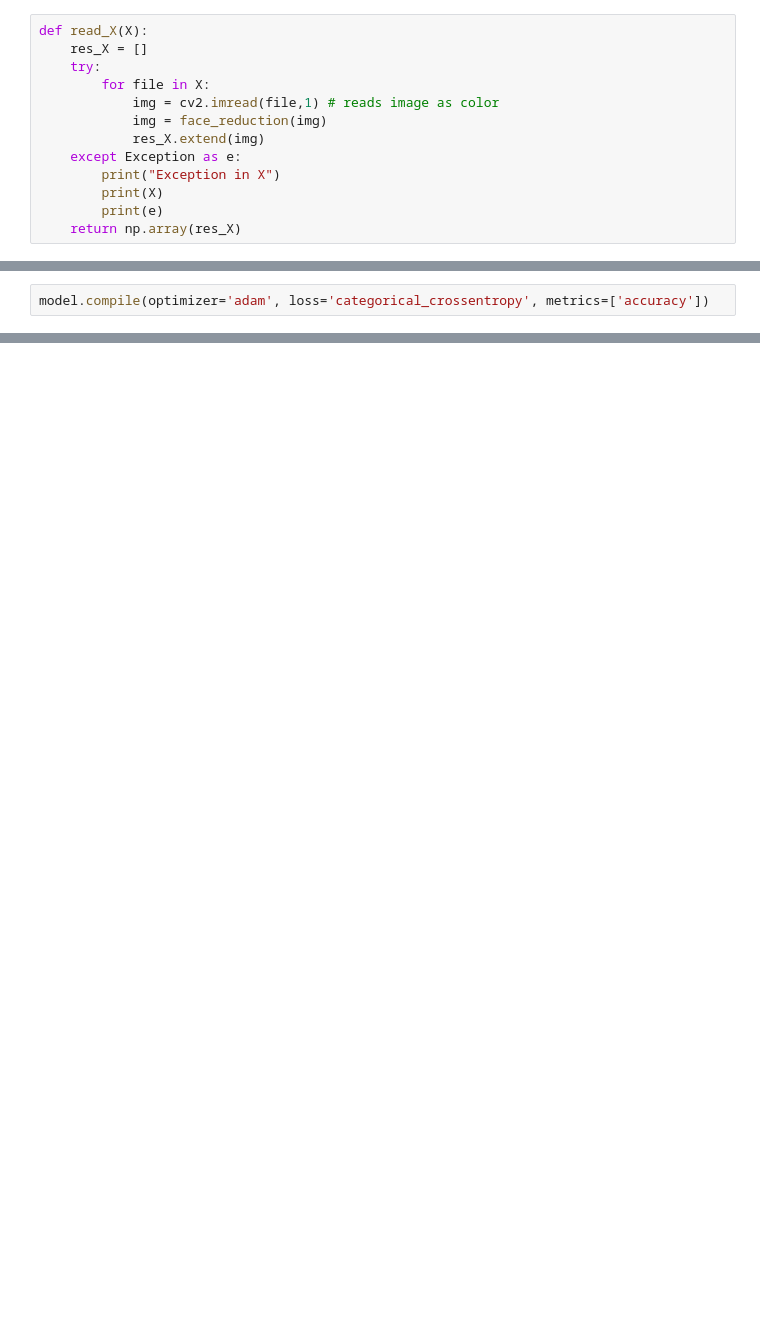
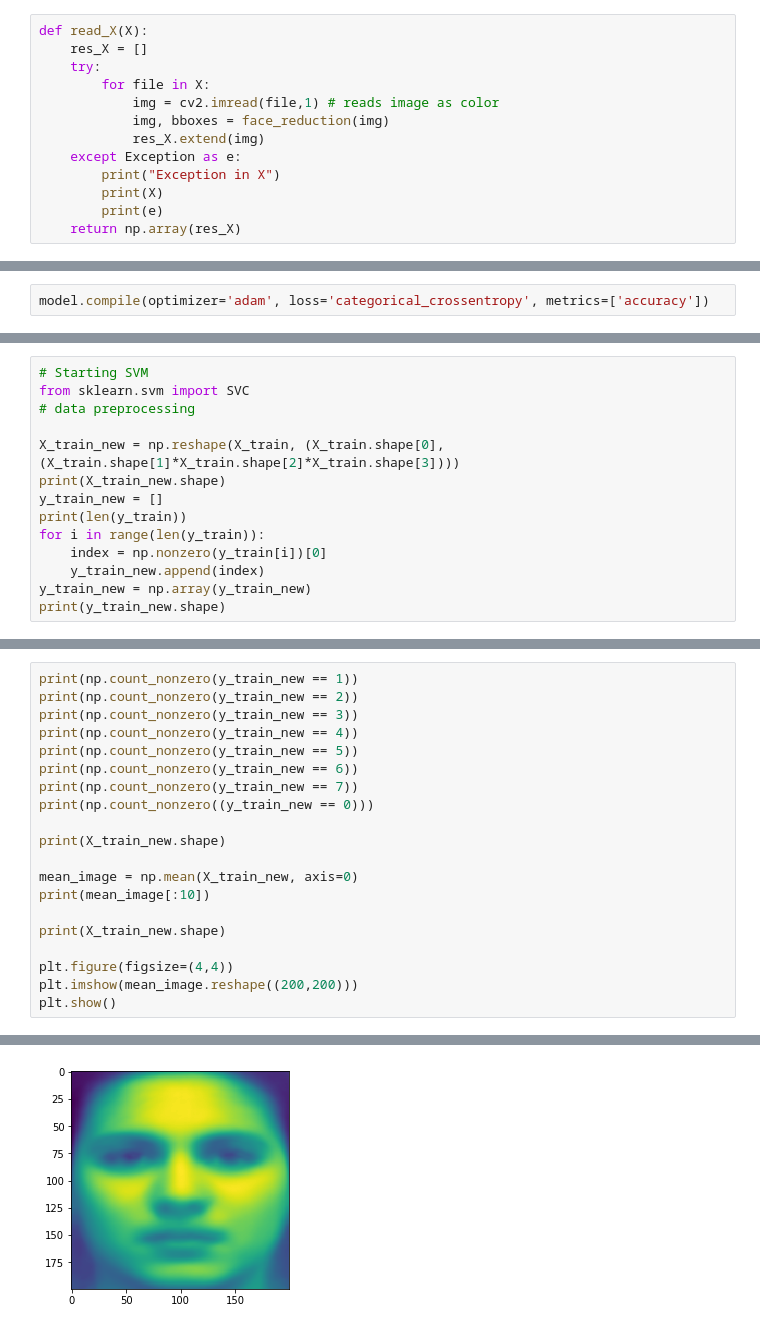
Before and after one commit to jatin1694/Emotion-Classifier, a Jupyter notebook: DataLoader.ipynb, the cells around one changed output, grey strips where cells are left out. Drawn from its saved outputs; the diff is of its cells as text; blank space fills up the shorter version.

```diff
--- a/DataLoader.ipynb
+++ b/DataLoader.ipynb
@@ -54,7 +63,7 @@ def read_X(X):
     try:
         for file in X:
             img = cv2.imread(file,1) # reads image as color
-            img = face_reduction(img)
+            img, bboxes = face_reduction(img)
             res_X.extend(img)
     except Exception as e:
         print("Exception in X")
@@ -230,0 +248,14 @@ IndexError: tuple index out of range
+# %%
+# Starting SVM
+from sklearn.svm import SVC
+# data preprocessing
+
+X_train_new = np.reshape(X_train, (X_train.shape[0], (X_train.shape[1]*X_train.shape[2]*X_train.shape[3])))
+print(X_train_new.shape)
+y_train_new = []
+print(len(y_train))
+for i in range(len(y_train)):
+    index = np.nonzero(y_train[i])[0]
+    y_train_new.append(index)
+y_train_new = np.array(y_train_new)
+print(y_train_new.shape)
@@ -230,0 +266,21 @@ IndexError: tuple index out of range
+# %%
+print(np.count_nonzero(y_train_new == 1))
+print(np.count_nonzero(y_train_new == 2))
+print(np.count_nonzero(y_train_new == 3))
+print(np.count_nonzero(y_train_new == 4))
+print(np.count_nonzero(y_train_new == 5))
+print(np.count_nonzero(y_train_new == 6))
+print(np.count_nonzero(y_train_new == 7))
+print(np.count_nonzero((y_train_new == 0)))
+
+print(X_train_new.shape)
+
+mean_image = np.mean(X_train_new, axis=0)
+print(mean_image[:10])
+
+print(X_train_new.shape)
+
+plt.figure(figsize=(4,4))
+plt.imshow(mean_image.reshape((200,200)))
+plt.show()
+# %% [output]
@@ -230,0 +299 @@ IndexError: tuple index out of range
+[figure, added]
```
Also changed, not shown: parts of 21 cells of this notebook, 3 other files.
